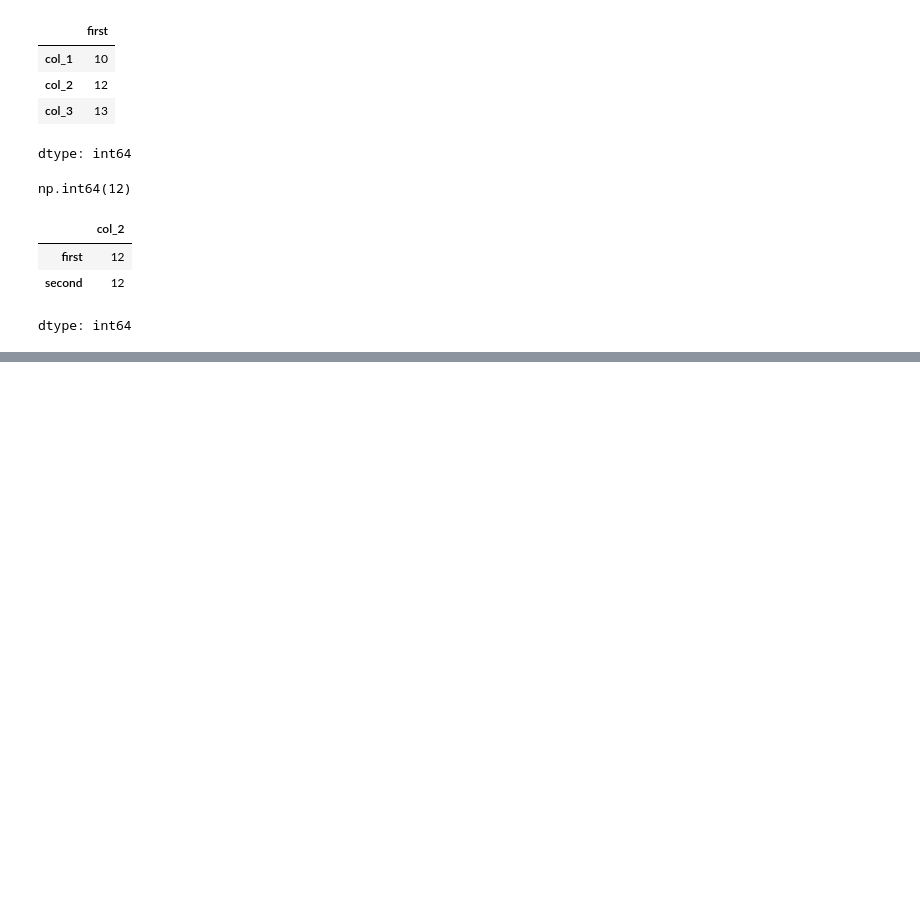
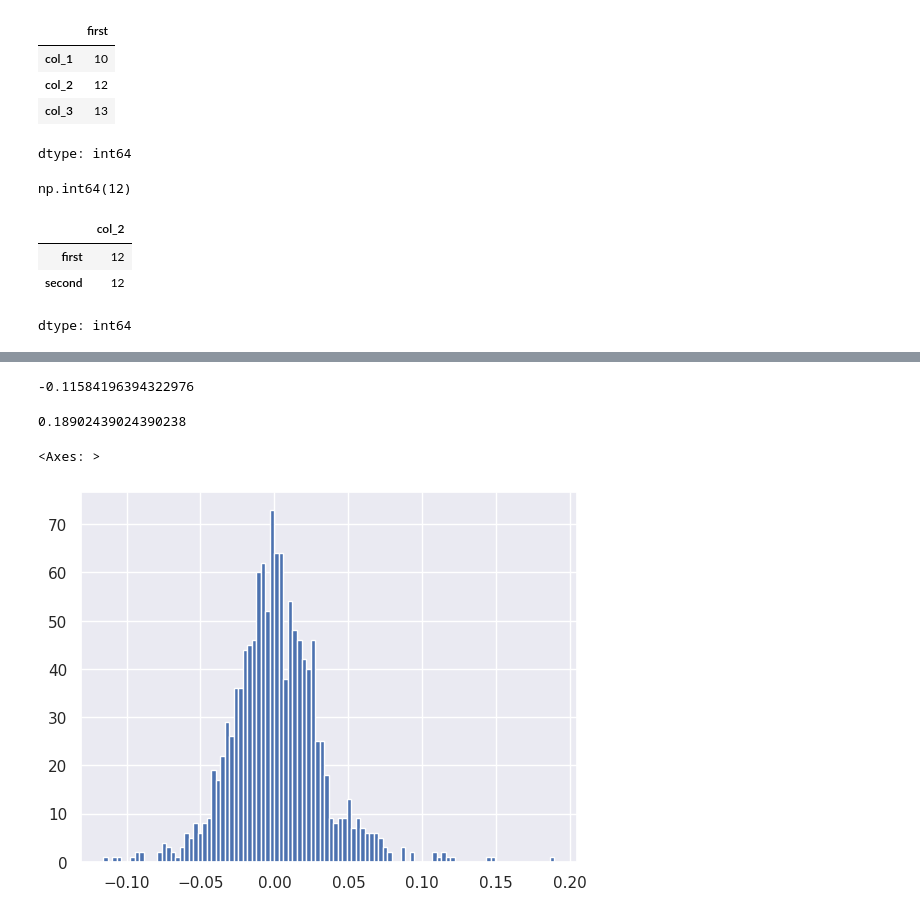
Before and after one commit to DomSarr/data_science_example_1, a Jupyter notebook: Panda/DataFrame_DataSeries.ipynb, the cells around one changed output, grey strips where cells are left out. Drawn from its saved outputs; the diff is of its cells as text; code cells hidden in the pictures; blank space fills up the shorter version.

```diff
--- a/Panda/DataFrame_DataSeries.ipynb
+++ b/Panda/DataFrame_DataSeries.ipynb
@@ -414,0 +498,3 @@ dtype: int64
+# %%
+df = df.sort_index()
+df.head()
@@ -414,0 +511,3 @@ dtype: int64
+# %%
+df['Close_shift'] = df.Close.shift(1)
+df.head()
@@ -414,0 +522,3 @@ dtype: int64
+# %%
+df['Daily_change'] = df.Close / df.Close_shift -1
+df.head()
@@ -414,0 +544,16 @@ dtype: int64
+# %%
+df.Daily_change.min()
+# %% [output]
+-0.11584196394322976
+# %%
+df.Daily_change.max()
+# %% [output]
+0.18902439024390238
+# %%
+import seaborn as sns
+sns.set()
+# %%
+df.Daily_change.hist(bins=100)
+# %% [output]
+<Axes: >
+[figure, added]
```
Also changed, not shown: parts of 13 cells of this notebook.
